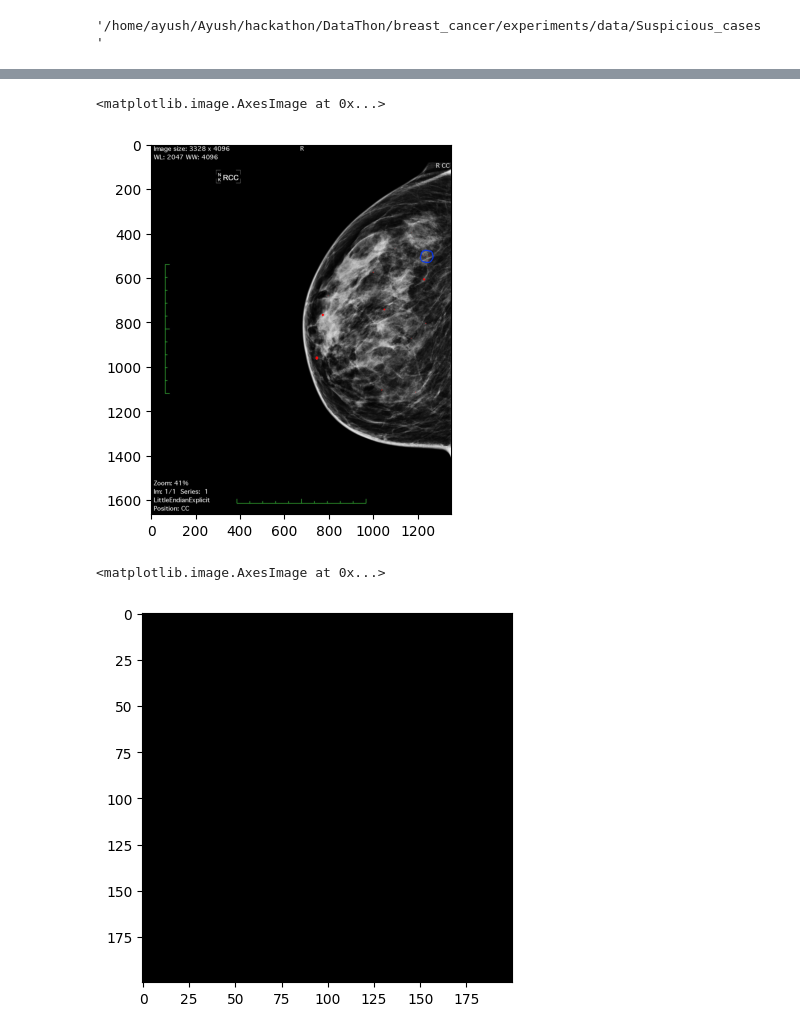
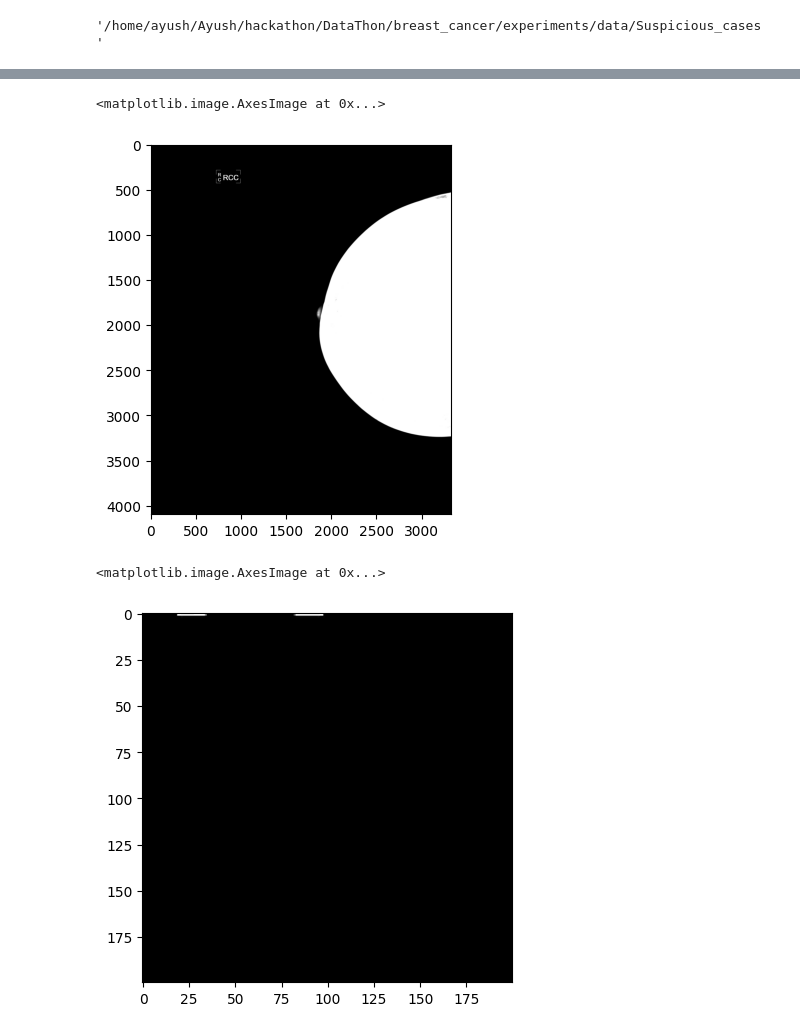
Before and after one commit to HereticInquisitor/DataThon, a Jupyter notebook: breast_cancer/experiments/test.ipynb, the cells around one changed output, grey strips where cells are left out. Saved outputs shown, nothing was run; the diff lists cells and outputs as text; code cells hidden in the pictures.

```diff
--- a/breast_cancer/experiments/test.ipynb
+++ b/breast_cancer/experiments/test.ipynb
@@ -58,12 +60,12 @@ CC_prior_GT.jpg  CC_recent_GT.jpg  MLO_prior_GT.jpg  MLO_recent_GT.jpg
 # %%
 from matplotlib import pyplot as plt
-im = Image.open("5/CC_prior_GT.jpg")
+im = Image.open("file.png")
 # %%
-plt.imshow(image)
+plt.imshow(im)
 # plt.show()
 # %% [output]
 <matplotlib.image.AxesImage at 0x...>
-[figure, old version]
+[figure, new version]
 # %%
 width, height = im.size
 
@@ -82,4 +84,4 @@ im1 = im1.resize(newsize)
 plt.imshow(im1,cmap='gray')
 # %% [output]
 <matplotlib.image.AxesImage at 0x...>
-[figure, old version]
+[figure, new version]
```
Also changed, not shown: parts of 3 cells of this notebook, 3 other files.
